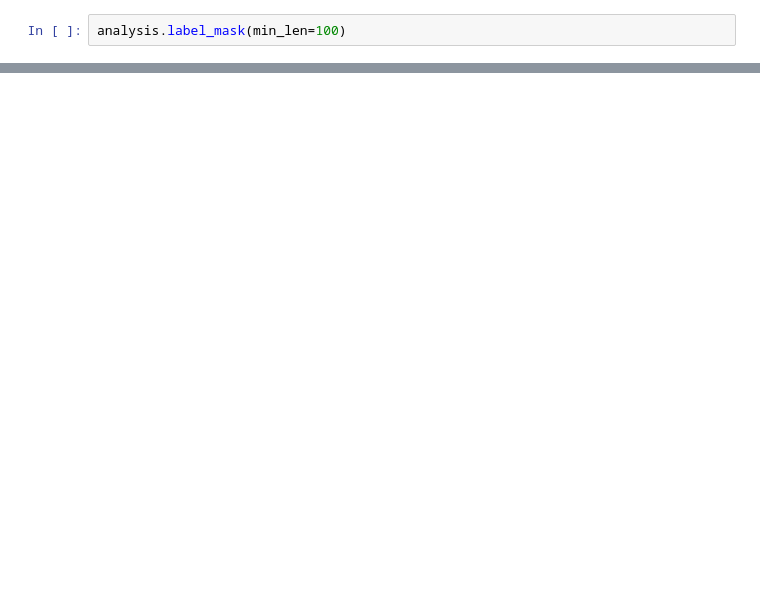
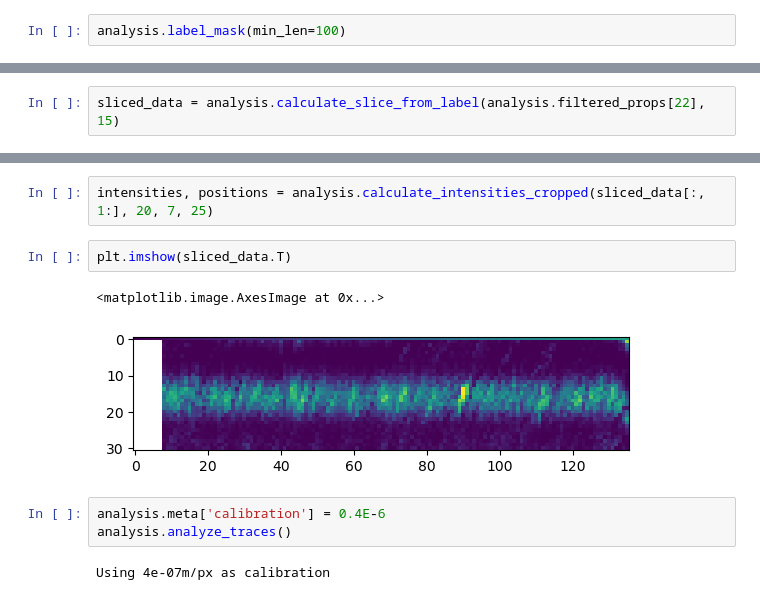
Before and after one commit to Dennis-Dispertech/DisperTrack, a Jupyter notebook: examples/show_workflow.ipynb, the cells around one changed output, grey strips where cells are left out. Cells and saved outputs as stored; diff of their text form; blank space fills up the shorter version.

```diff
--- a/examples/show_workflow.ipynb
+++ b/examples/show_workflow.ipynb
@@ -163,0 +105,2 @@ plt.hist(radiuses)
+# %%
+sliced_data = analysis.calculate_slice_from_label(analysis.filtered_props[22], 15)
@@ -163,0 +127,12 @@ plt.hist(radiuses)
+# %%
+intensities, positions = analysis.calculate_intensities_cropped(sliced_data[:, 1:], 20, 7, 25)
+# %%
+plt.imshow(sliced_data.T)
+# %% [output]
+<matplotlib.image.AxesImage at 0x...>
+[figure, added]
+# %%
+analysis.meta['calibration'] = 0.4E-6
+analysis.analyze_traces()
+# %% [output]
+Using 4e-07m/px as calibration
```
Also changed, not shown: parts of 37 cells of this notebook, 6 other files.
